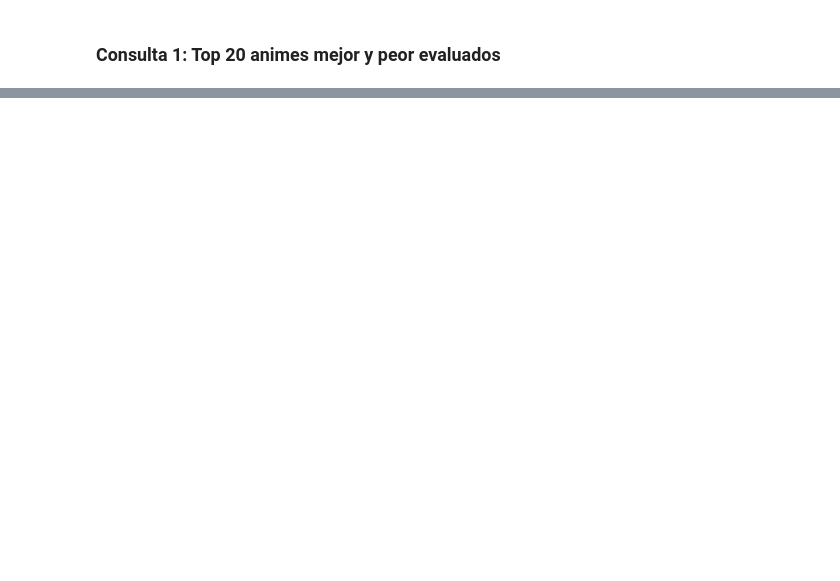
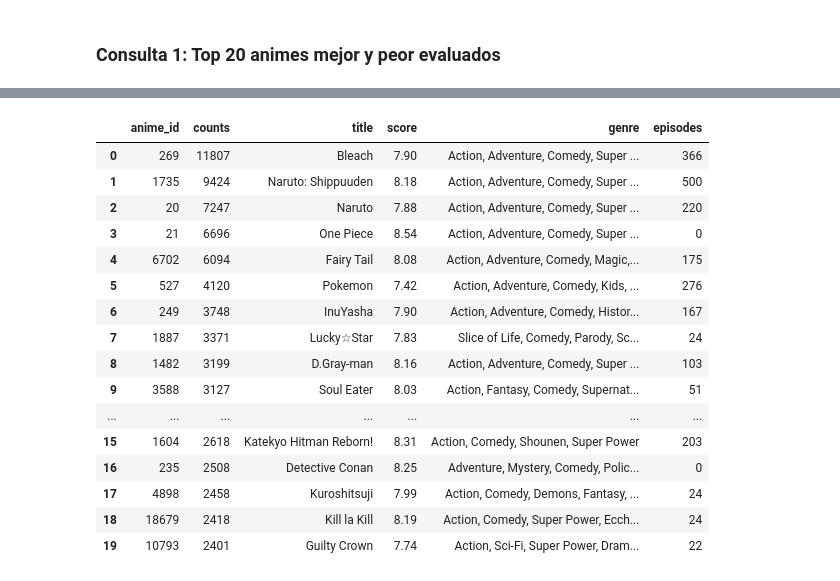
Before and after one commit to oppallios/mineria_g9_anime, a Jupyter notebook: anime.ipynb, the cells around one changed output, grey strips where cells are left out. Drawn from its saved outputs; the diff is of its cells as text; code cells hidden in the pictures; blank space fills up the shorter version.

```diff
--- a/anime.ipynb
+++ b/anime.ipynb
@@ -194,0 +155,8 @@ Se realizan consultas sobre las tablas de las cuales derivarán las preguntas a
+# %%
+# importanción de anime y users (tablas relativamente cortas)
+anime = pd.read_csv('anime_cleaned.csv')
+users = pd.read_csv('users_cleaned.csv')
+# %%
+# la imporanción de animelists es un poco más lenta
+# por lo que se realiza en otra celda
+animelists = pd.read_csv('animelists_cleaned.csv')
@@ -194,0 +171,5 @@ Se realizan consultas sobre las tablas de las cuales derivarán las preguntas a
+# %%
+# eliminamos las columnas que no nos interesan (explicado anteriormente)
+animelists = animelists.drop(columns=[
+    'my_start_date', 'my_finish_date', 'my_tags', 'my_last_updated'
+    ])
@@ -403,0 +389,28 @@ Text(0, 0.5, 'Num episodios')
+# %%
+#Data frame con animes mas dropeados
+
+anime_dropped = animelists[['anime_id', 'my_status']] #proyeccion sobre datos significativos
+anime_dropped = anime_dropped[anime_dropped['my_status'] == 4] #se dejan solo los dropeados
+count_dropped = anime_dropped['anime_id'].value_counts(dropna=True, sort=True) #se cuentan las repeticiones del id
+count_dropped = count_dropped.rename_axis('anime_id').to_frame('counts') #se convierte en un dataframe
+anime_names = anime[['title','anime_id','score','genre', 'episodes']]
+count_dropped = count_dropped.merge(anime_names, on='anime_id', how='inner') #se obtienen los nombres a partir del id
+count_dropped.head(20) #primeros 20
+# %% [output]
+|  | anime_id | counts | title | score | genre | episodes |
+| 0 | 269 | 11807 | Bleach | 7.90 | Action, Adventure, Comedy, Super ... | 366 |
+| 1 | 1735 | 9424 | Naruto: Shippuuden | 8.18 | Action, Adventure, Comedy, Super ... | 500 |
+| 2 | 20 | 7247 | Naruto | 7.88 | Action, Adventure, Comedy, Super ... | 220 |
+| 3 | 21 | 6696 | One Piece | 8.54 | Action, Adventure, Comedy, Super ... | 0 |
+| 4 | 6702 | 6094 | Fairy Tail | 8.08 | Action, Adventure, Comedy, Magic,... | 175 |
+| 5 | 527 | 4120 | Pokemon | 7.42 | Action, Adventure, Comedy, Kids, ... | 276 |
+| 6 | 249 | 3748 | InuYasha | 7.90 | Action, Adventure, Comedy, Histor... | 167 |
+| 7 | 1887 | 3371 | Lucky☆Star | 7.83 | Slice of Life, Comedy, Parody, Sc... | 24 |
+| 8 | 1482 | 3199 | D.Gray-man | 8.16 | Action, Adventure, Comedy, Super ... | 103 |
+| 9 | 3588 | 3127 | Soul Eater | 8.03 | Action, Fantasy, Comedy, Supernat... | 51 |
+| ... | ... | ... | ... | ... | ... | ... |
+| 15 | 1604 | 2618 | Katekyo Hitman Reborn! | 8.31 | Action, Comedy, Shounen, Super Power | 203 |
+| 16 | 235 | 2508 | Detective Conan | 8.25 | Adventure, Mystery, Comedy, Polic... | 0 |
+| 17 | 4898 | 2458 | Kuroshitsuji | 7.99 | Action, Comedy, Demons, Fantasy, ... | 24 |
+| 18 | 18679 | 2418 | Kill la Kill | 8.19 | Action, Comedy, Super Power, Ecch... | 24 |
+| 19 | 10793 | 2401 | Guilty Crown | 7.74 | Action, Sci-Fi, Super Power, Dram... | 22 |
```
Also changed, not shown: parts of 108 cells of this notebook.
